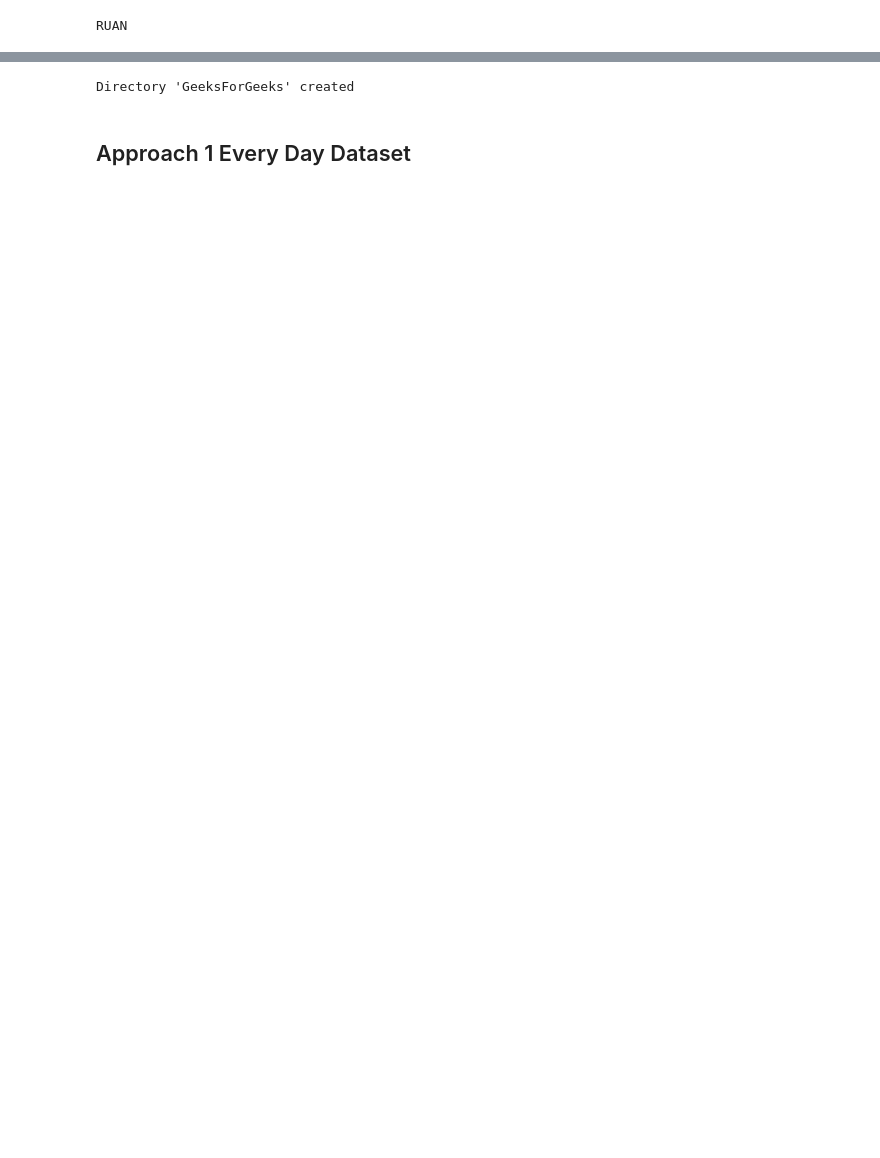
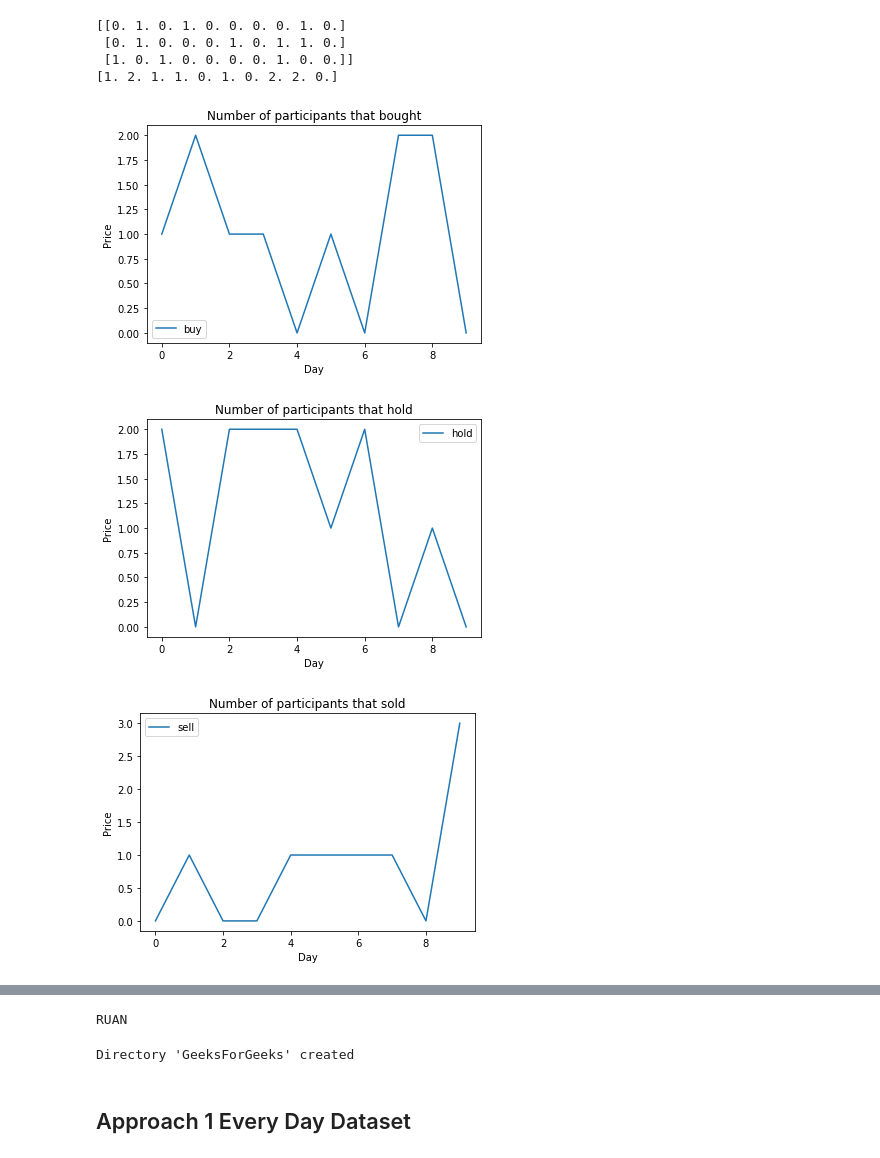
Before and after one commit to Brain-Pipers/bitcoin-ibl-model, a Jupyter notebook: bitcoin.ipynb, the cells around one changed output, grey strips where cells are left out. Drawn from its saved outputs; the diff is of its cells as text; code cells hidden in the pictures; blank space fills up the shorter version.

```diff
--- a/bitcoin.ipynb
+++ b/bitcoin.ipynb
@@ -87,8 +87,9 @@ def run(bitcoin_prices, participants, directory="run/", file_name="data.csv", ma
             total_dollars[participant][day] = dollar_balance
             total_bitcoin[participant][day] = bitcoin_balance
 
-
+    print(selects_buy)
     selects_buy = selects_buy.sum(axis=0)
+    print(selects_buy)
     selects_sell = selects_sell.sum(axis=0)
     selects_hold = selects_hold.sum(axis=0)
     total_balance = total_balance.mean(axis=0)
@@ -97,7 +98,7 @@ def run(bitcoin_prices, participants, directory="run/", file_name="data.csv", ma
 
 
     plt.plot([day for day, _ in enumerate(selects_buy)], selects_buy, label = "buy")
-    plt.title('Number of participants that sold')
+    plt.title('Number of participants that bought')
     plt.xlabel('Day')
     plt.ylabel('Price')
     plt.legend()
@@ -134,34 +135,40 @@ def run(bitcoin_prices, participants, directory="run/", file_name="data.csv", ma
     plt.plot([day for day, _ in enumerate(total_bitcoin)], total_bitcoin, label='bitcoin')
     plt.title('Total amount of bitcoin')
     plt.xlabel('Day')
     plt.ylabel('Assests in dollars')
     plt.legend()
     plt.show()
 
 
     # # Path
     # path = os.path.join(eddies_path, directory)
     # os.mkdir(path)
 
     data = {
         'Total Balance':total_balance,
         'Total Dollars':total_dollars,
         'Total Bitcoin':total_bitcoin,
         'Selects Buy': selects_buy,
         'Selects Sell': selects_sell,
         'Selects Hold': selects_hold
     }
 
     df = pd.DataFrame(data)
     df.to_csv(file_name)
 
 
 def main():
-    run(BITCOIN_PRICES, PARTICIPANTS)
+    run(BITCOIN_PRICES, 3)
 
-# if __name__ == '__main__':
-#     main()
+if __name__ == '__main__':
+    main()
 
 print("RUAN")
 # %% [output]
-RUAN
+[[0. 1. 0. 1. 0. 0. 0. 0. 1. 0.]
+ [0. 1. 0. 0. 0. 1. 0. 1. 1. 0.]
+ [1. 0. 1. 0. 0. 0. 0. 1. 0. 0.]]
+[1. 2. 1. 1. 0. 1. 0. 2. 2. 0.]
+[figure, added]
+[figure, added]
+[figure, added]
@@ -168,3 +178,4 @@ RUAN
+RUAN
 # %%
 # Eddie's path
 eddies_path = '/Users/greywind/Desktop/Utep/Spring_2022/special_topics/python/project/bitcoin-ibl-model/scripts/data'
```
Also changed, not shown: parts of 3 cells of this notebook, 3 other files.
